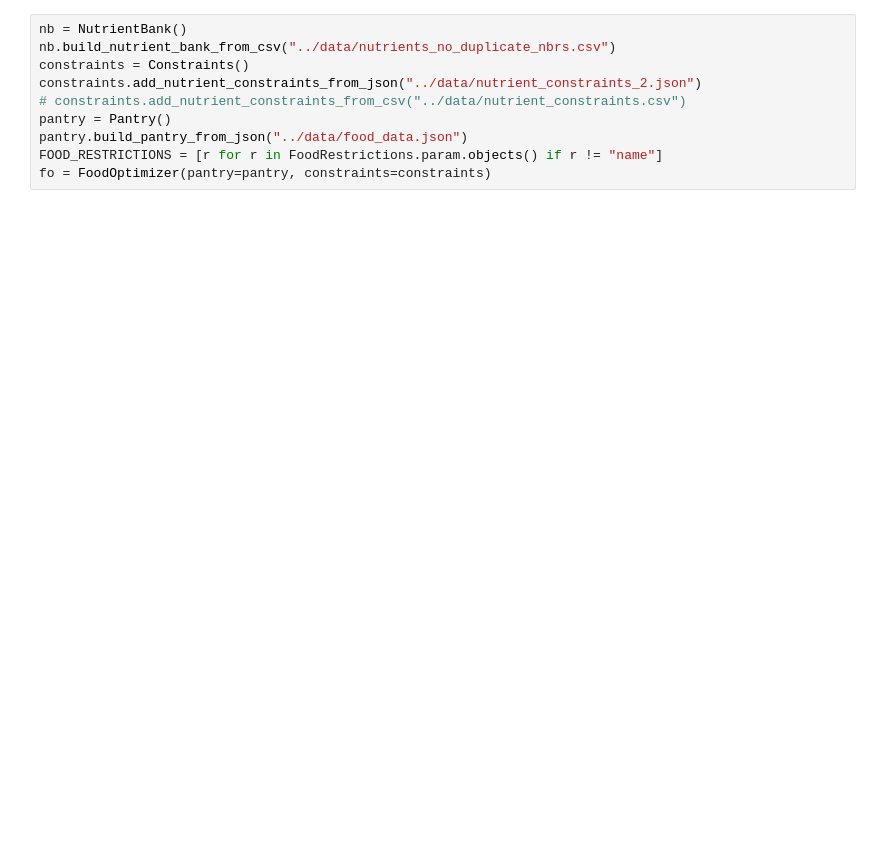
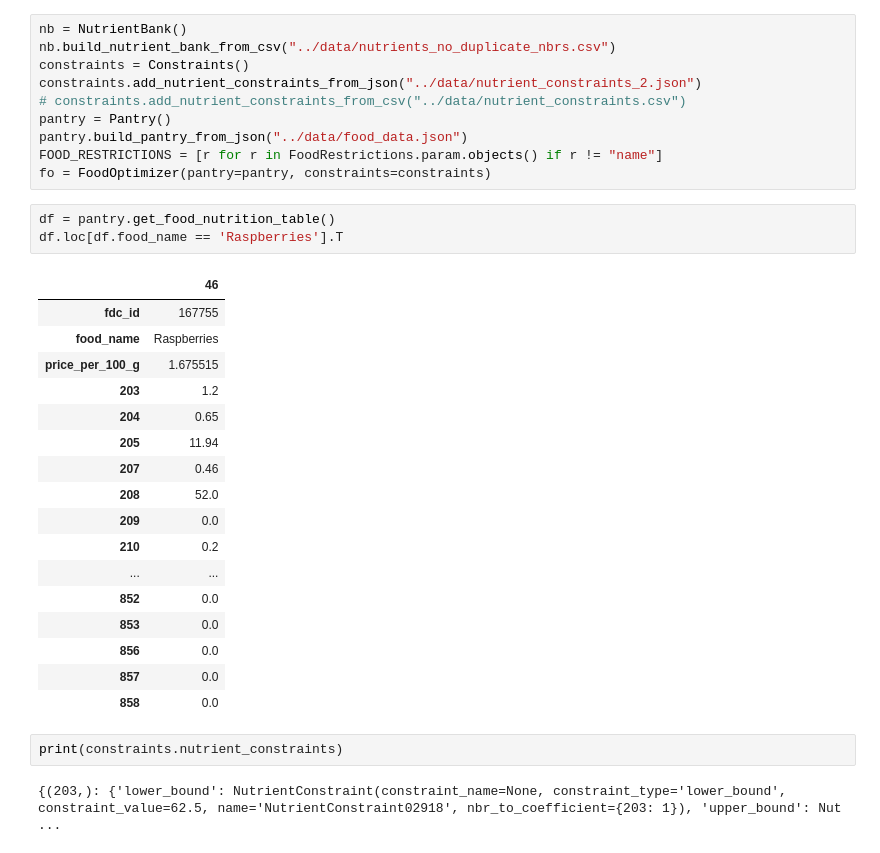
Before and after one commit to evanglas/food-analysis, a Jupyter notebook: app/pft_test.ipynb, the cells around one changed output. Cells and saved outputs as stored; diff of their text form; blank space fills up the shorter version.

```diff
--- a/app/pft_test.ipynb
+++ b/app/pft_test.ipynb
@@ -11,6 +18,31 @@ pantry = Pantry()
 pantry.build_pantry_from_json("../data/food_data.json")
 FOOD_RESTRICTIONS = [r for r in FoodRestrictions.param.objects() if r != "name"]
 fo = FoodOptimizer(pantry=pantry, constraints=constraints)
+# %%
+df = pantry.get_food_nutrition_table()
+df.loc[df.food_name == 'Raspberries'].T
+# %% [output]
+|  | 46 |
+| fdc_id | 167755 |
+| food_name | Raspberries |
+| price_per_100_g | 1.675515 |
+| 203 | 1.2 |
+| 204 | 0.65 |
+| 205 | 11.94 |
+| 207 | 0.46 |
+| 208 | 52.0 |
+| 209 | 0.0 |
+| 210 | 0.2 |
+| ... | ... |
+| 852 | 0.0 |
+| 853 | 0.0 |
+| 856 | 0.0 |
+| 857 | 0.0 |
+| 858 | 0.0 |
+# %%
+print(constraints.nutrient_constraints)
+# %% [output]
+{(203,): {'lower_bound': NutrientConstraint(constraint_name=None, constraint_type='lower_bound', constraint_value=62.5, name='NutrientConstraint02918', nbr_to_coefficient={203: 1}), 'upper_bound': Nut ...
 # %%
 fo.optimize()
 # %% [output]
```
Also changed, not shown: parts of 7 cells of this notebook, 2 other files.
